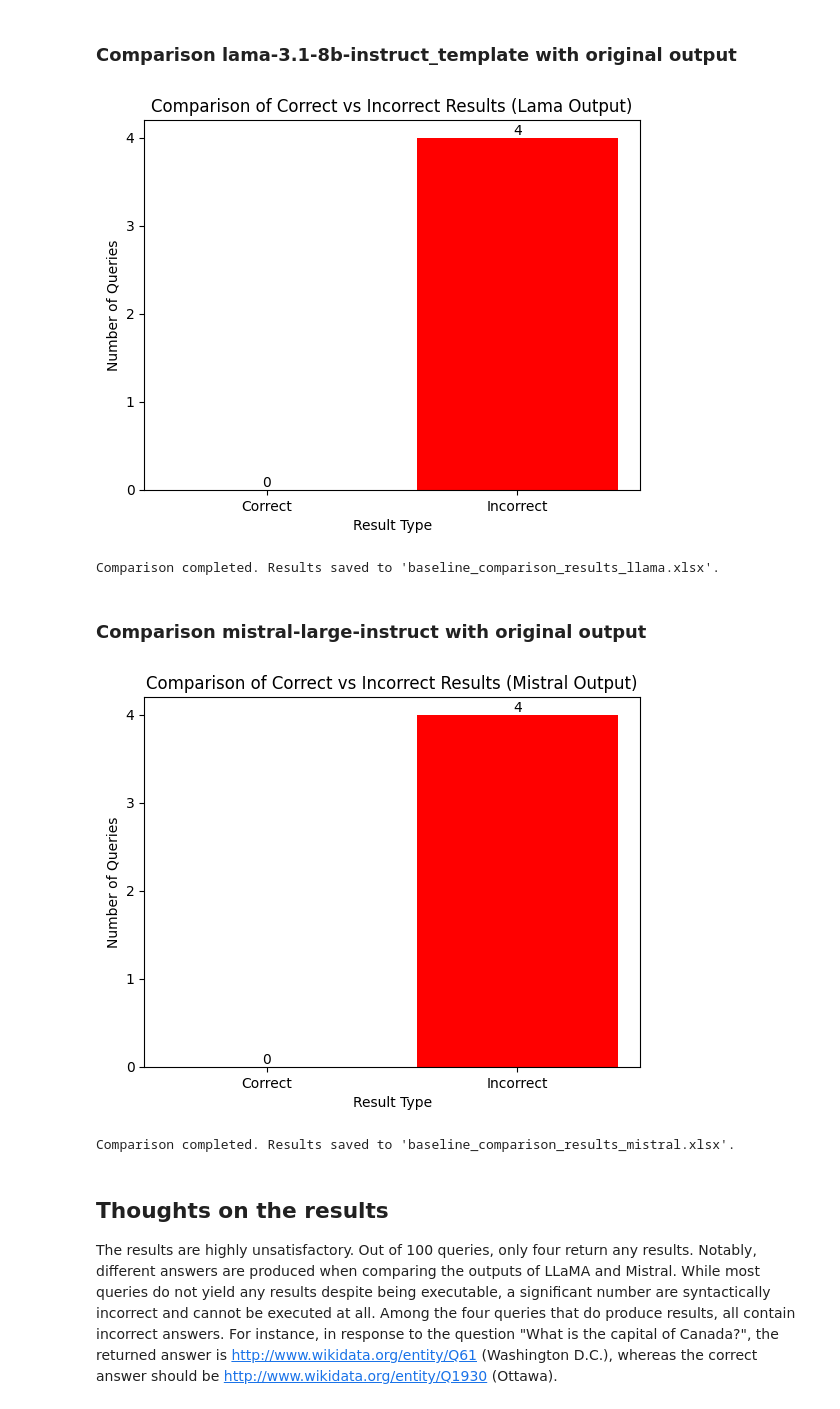
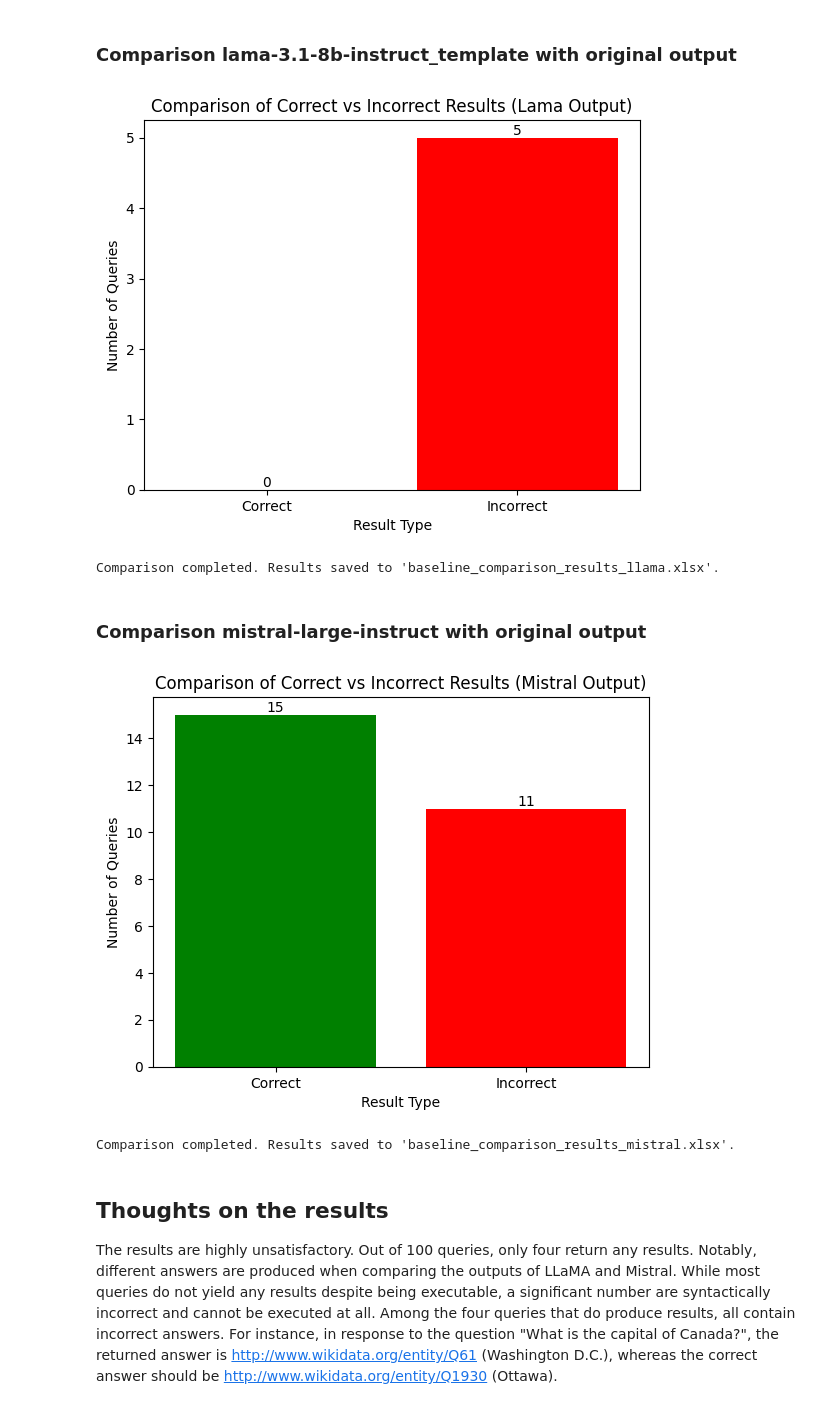
Before and after one commit to semantic-systems/Automatic-SPARQL-translation, a Jupyter notebook: QALD9-Plus-testing/baseline-model/baseline_dbpedia_wikidata/baseline-model-testing.ipynb, the cells around one changed output. Drawn from its saved outputs; the diff is of its cells as text; code cells hidden in the pictures.

```diff
--- a/QALD9-Plus-testing/baseline-model/baseline_dbpedia_wikidata/baseline-model-testing.ipynb
+++ b/QALD9-Plus-testing/baseline-model/baseline_dbpedia_wikidata/baseline-model-testing.ipynb
@@ -11,7 +11,7 @@ from SPARQLWrapper import SPARQLWrapper, JSON
 from openai import OpenAI
 # %%
 # Load the dataset from 100_complete_entries.json
-with open("../../data/100_complete_entries.json", "r") as file:
+with open("../../../data/100_complete_entries.json", "r") as file:
     data = json.load(file)
 
 # Create input dataset for the baseline model
@@ -679,7 +658,7 @@ In the following the final output of querying Wikidata is compared to the origin
 ### Comparison lama-3.1-8b-instruct_template with original output
 # %%
 # Define the file paths
-solution_file_path = os.path.join("../../data/100_complete_entries_solution.json")
+solution_file_path = os.path.join("../../../data/100_complete_entries_solution.json")
 lama_output_file_path = "baseline_wikidata_query_results_llama.json"
 
 # Load the datasets
@@ -747,13 +726,13 @@ plt.show()
 
 print("Comparison completed. Results saved to 'baseline_comparison_results_llama.xlsx'.")
 # %% [output]
-[figure, old version]
+[figure, new version]
 Comparison completed. Results saved to 'baseline_comparison_results_llama.xlsx'.
 # %% [markdown]
 ### Comparison mistral-large-instruct with original output
 # %%
 # Define the file paths
-solution_file_path = os.path.join("../../data/100_complete_entries_solution.json")
+solution_file_path = os.path.join("../../../data/100_complete_entries_solution.json")
 mistral_output_file_path = "baseline_wikidata_query_results_mistral.json"
 
 # Load the datasets
@@ -794,34 +773,34 @@ results_df = pd.DataFrame(comparison_results)
 results_df.to_excel("baseline_comparison_results_mistral.xlsx", index=False)
 
 # Create a bar chart of correct vs. incorrect results
 correct_count = results_df['is_correct'].sum()
 incorrect_count = len(results_df) - correct_count
 
 # Bar chart with custom colors and annotations
 colors = ['green', 'red']
 counts = [correct_count, incorrect_count]
 labels = ['Correct', 'Incorrect']
 
 fig, ax = plt.subplots()
 bars = ax.bar(labels, counts, color=colors)
 
 # Annotate bars with their values
 for bar in bars:
     height = bar.get_height()
     ax.text(bar.get_x() + bar.get_width() / 2, height, str(height), ha='center', va='bottom')
 
 # Configure y-axis to show only integer values
 ax.yaxis.set_major_locator(plt.MaxNLocator(integer=True))
 
 # Add title and labels
 plt.title('Comparison of Correct vs Incorrect Results (Mistral Output)')
 plt.xlabel('Result Type')
 plt.ylabel('Number of Queries')
 plt.show()
 
 print("Comparison completed. Results saved to 'baseline_comparison_results_mistral.xlsx'.")
 # %% [output]
-[figure, old version]
+[figure, new version]
 Comparison completed. Results saved to 'baseline_comparison_results_mistral.xlsx'.
 # %% [markdown]
 ## Thoughts on the results
```
Also changed, not shown: parts of 4 cells of this notebook, 6 other files.
